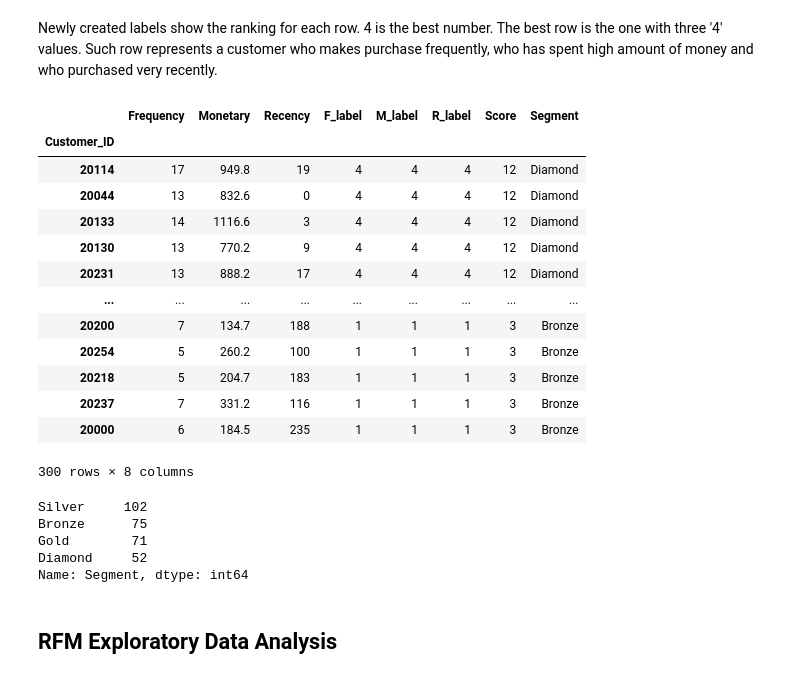
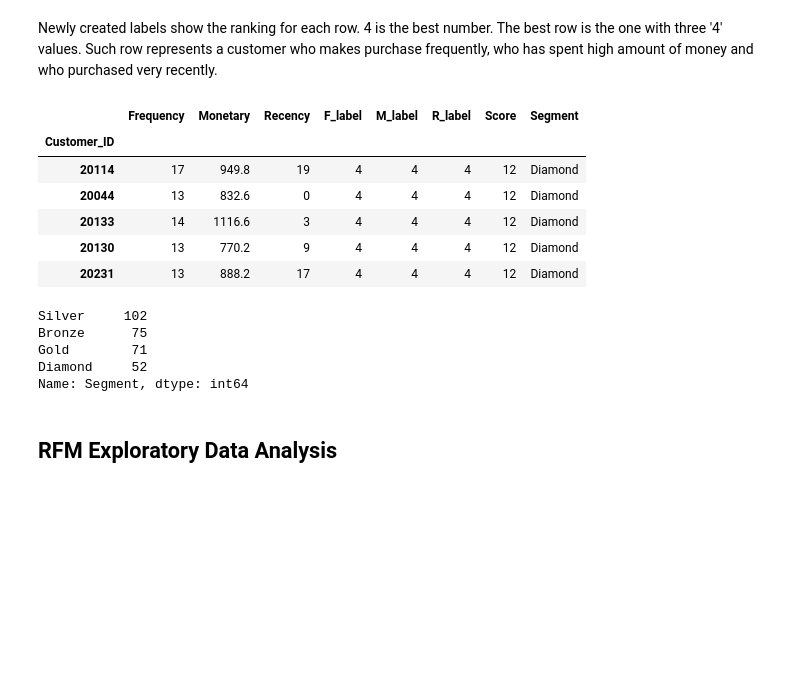
Before and after one commit to YusufGulcan/Customer_Segmentation_Analysis, a Jupyter notebook: RFM_Analysis.ipynb, the cells around one changed output. Saved outputs shown, nothing was run; the diff lists cells and outputs as text; code cells hidden in the pictures; blank space fills up the shorter version.

```diff
--- a/RFM_Analysis.ipynb
+++ b/RFM_Analysis.ipynb
@@ -60,29 +64,22 @@ RFM = RFM.sort_values('Score',ascending=False)
 # %%
-RFM['Segment'] = pd.qcut(RFM.Score,4,['Diamond','Gold','Silver','Bronze'][::-1])
-RFM
+RFM['Segment'] = pd.qcut(RFM.Score,4,['Diamond','Gold','Silver','Bronze'][::-1])    ## Divide the Score values into 4 different parts
+RFM.head()
 # %% [output]
 |  | Frequency | Monetary | Recency | F_label | M_label | R_label | Score | Segment |
 | Customer_ID |  |  |  |  |  |  |  |  |
 | 20114 | 17 | 949.8 | 19 | 4 | 4 | 4 | 12 | Diamond |
 | 20044 | 13 | 832.6 | 0 | 4 | 4 | 4 | 12 | Diamond |
 | 20133 | 14 | 1116.6 | 3 | 4 | 4 | 4 | 12 | Diamond |
 | 20130 | 13 | 770.2 | 9 | 4 | 4 | 4 | 12 | Diamond |
 | 20231 | 13 | 888.2 | 17 | 4 | 4 | 4 | 12 | Diamond |
-| ... | ... | ... | ... | ... | ... | ... | ... | ... |
-| 20200 | 7 | 134.7 | 188 | 1 | 1 | 1 | 3 | Bronze |
-| 20254 | 5 | 260.2 | 100 | 1 | 1 | 1 | 3 | Bronze |
-| 20218 | 5 | 204.7 | 183 | 1 | 1 | 1 | 3 | Bronze |
-| 20237 | 7 | 331.2 | 116 | 1 | 1 | 1 | 3 | Bronze |
-| 20000 | 6 | 184.5 | 235 | 1 | 1 | 1 | 3 | Bronze |
-300 rows × 8 columns
-# %%
-RFM.Segment.value_counts()
-# %% [output]
-Silver     102
-Bronze      75
-Gold        71
-Diamond     52
-Name: Segment, dtype: int64
+# %%
+RFM.Segment.value_counts()                     ## The number of customers belonging to each segment
+# %% [output]
+Silver     102
+Bronze      75
+Gold        71
+Diamond     52
+Name: Segment, dtype: int64
 # %% [markdown]
 ## RFM Exploratory Data Analysis
 # %%
```
Also changed, not shown: parts of 13 cells of this notebook.
